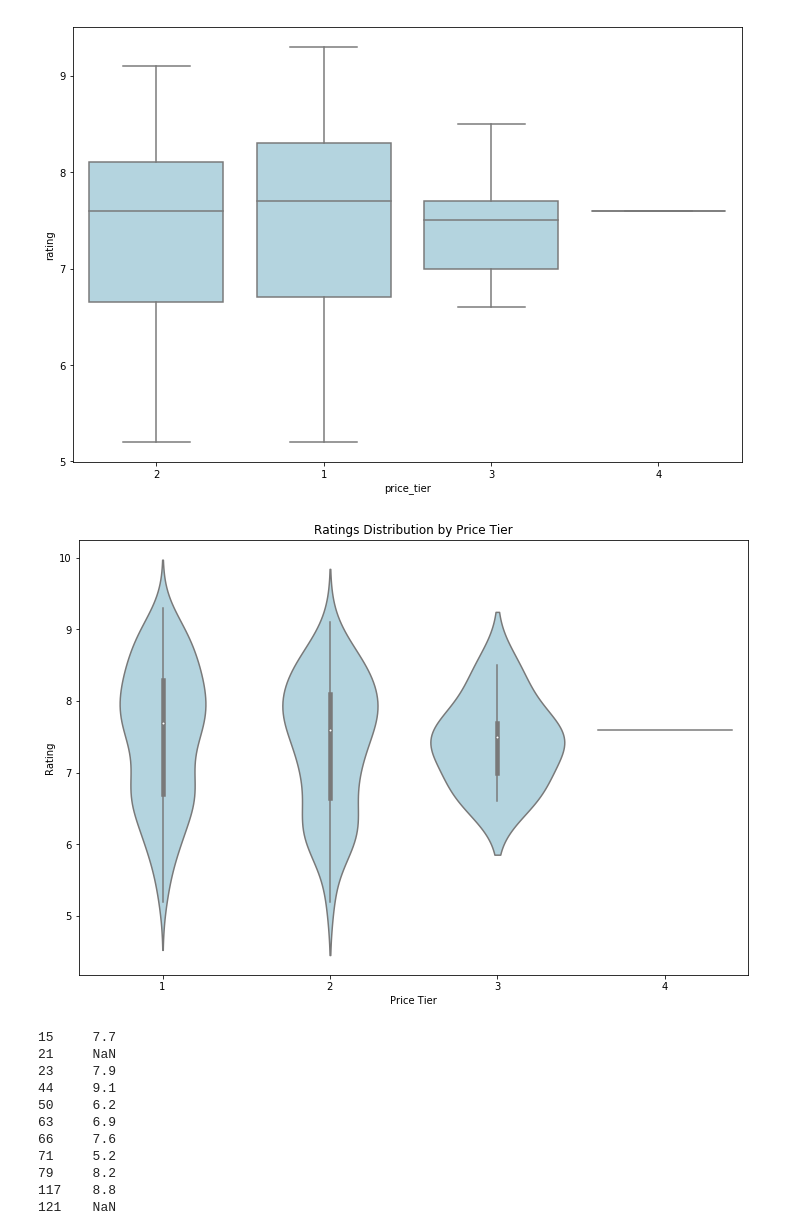
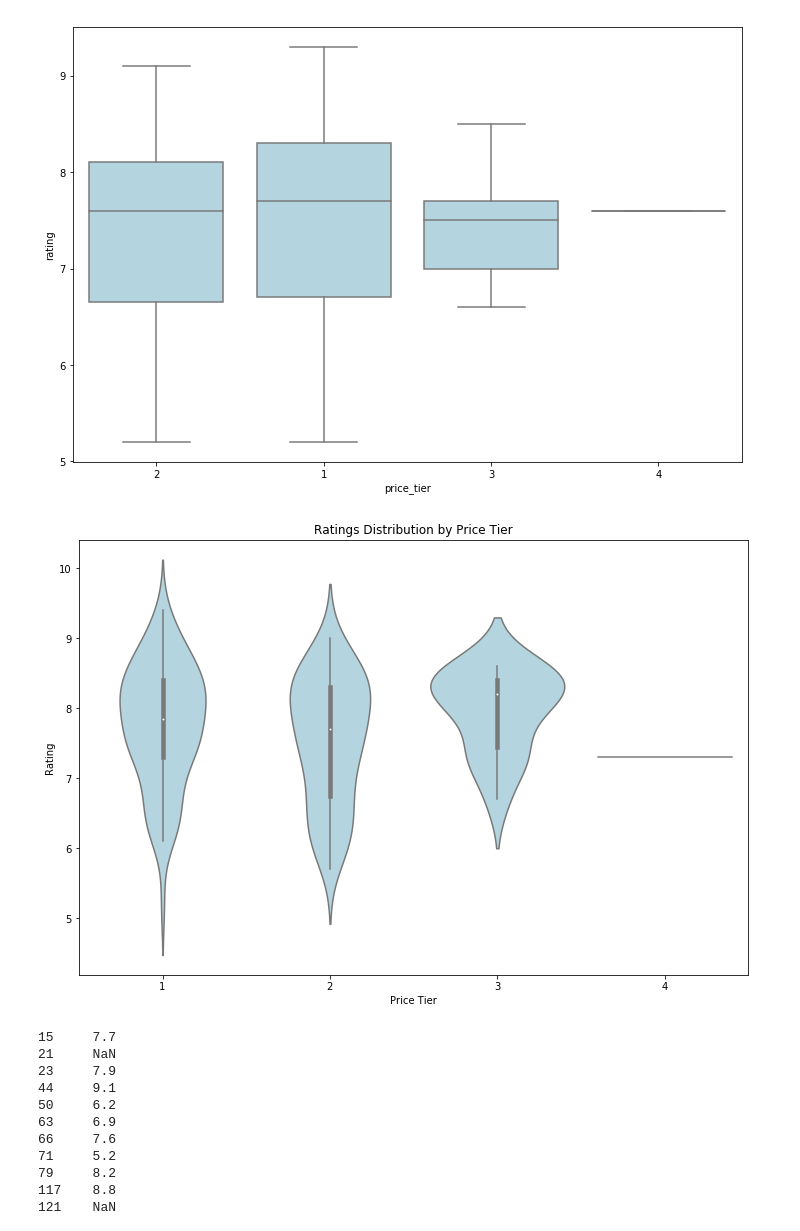
Before and after one commit to andurooo/boulder-restaurant-recommender, a Jupyter notebook: notebooks/eda-boulder.ipynb, the cells around one changed output. Drawn from its saved outputs; the diff is of its cells as text; code cells hidden in the pictures.

```diff
--- a/notebooks/eda-boulder.ipynb
+++ b/notebooks/eda-boulder.ipynb
@@ -96,3 +140,5 @@ def save_df_as_csv(final_df, name_csv):
     final_df.to_csv(name_csv, encoding='utf-8', index=False)
 # %%
 save_df_as_csv(eda_cat, "boulder.csv")
+# %%
+new_df.drop(columns=['photos', 'reasons', 'tips', 'short_url', 'timezone', 'listed', 'attributes'], inplace=True)
@@ -359,0 +578,8 @@ eda_df['price_tier'] = s2
+# %%
+tiers = pd.Series(new_df[['price_tier_1',
+                       'price_tier_2',
+                       'price_tier_3',
+                       'price_tier_4']].columns[np.where(new_df[['price_tier_1',
+                                                                 'price_tier_2',
+                                                                 'price_tier_3',
+                                                                 'price_tier_4']]!=0)[1]])
@@ -360,5 +590,7 @@ eda_df['price_tier'] = s2
+# %%
+new_df['price_tier'] = tiers
 # %%
-eda_df['price_tier'] = eda_df['price_tier'].replace({'price_tier_1':'1',
+new_df['price_tier'] = new_df['price_tier'].replace({'price_tier_1':'1',
                                                      'price_tier_2':'2',
                                                      'price_tier_3':'3',
                                                      'price_tier_4':'4'})
@@ -392,13 +633,13 @@ sns.boxplot(eda_df['price_tier'],eda_df['rating'], color='lightblue');
 # %%
 fig = plt.figure(figsize=(12,8))
 
-sns.violinplot(eda_df['price_tier'],eda_df['rating'], color='lightblue', order=["1", "2", "3", "4"])
+sns.violinplot(new_df['price_tier'],new_df['rating'], color='lightblue', order=["1", "2", "3", "4"])
 plt.title("Ratings Distribution by Price Tier")
 plt.xlabel("Price Tier")
 plt.ylabel("Rating")
 plt.savefig("rating_dist.png")
 # %% [output]
-[figure, old version]
+[figure, new version]
 # %%
 eda_df['rating'][eda_df['american_restaurant']==1]
 # %% [output]
```
Also changed, not shown: parts of 39 cells of this notebook, 3 other files.
